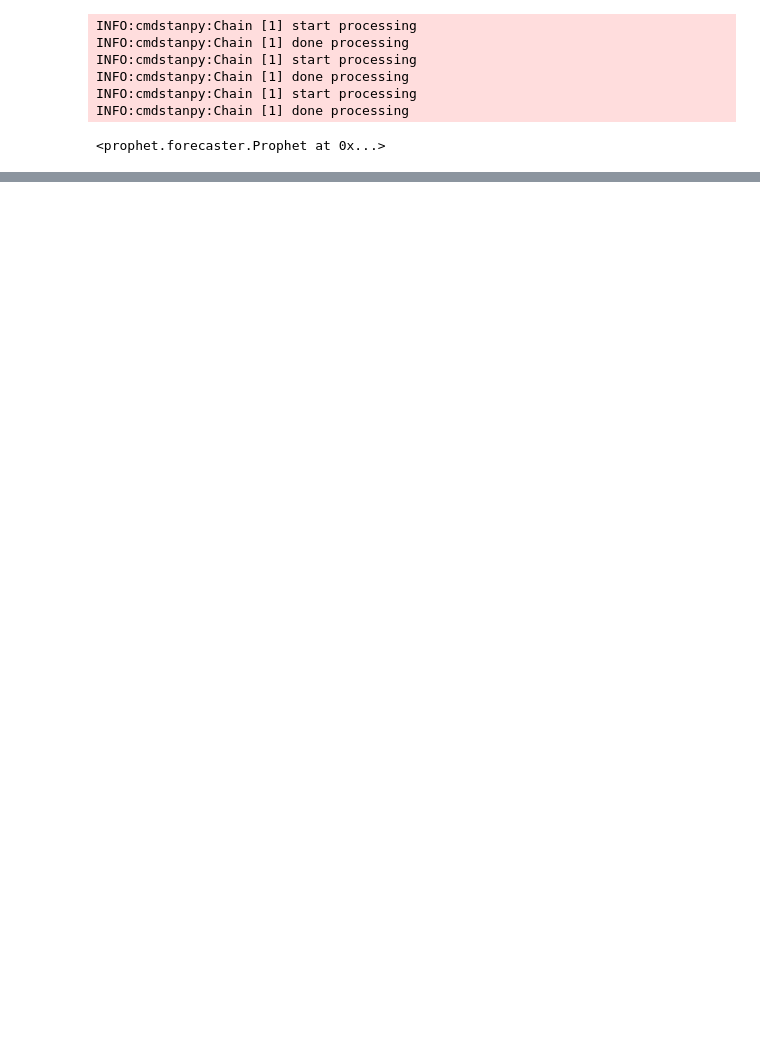
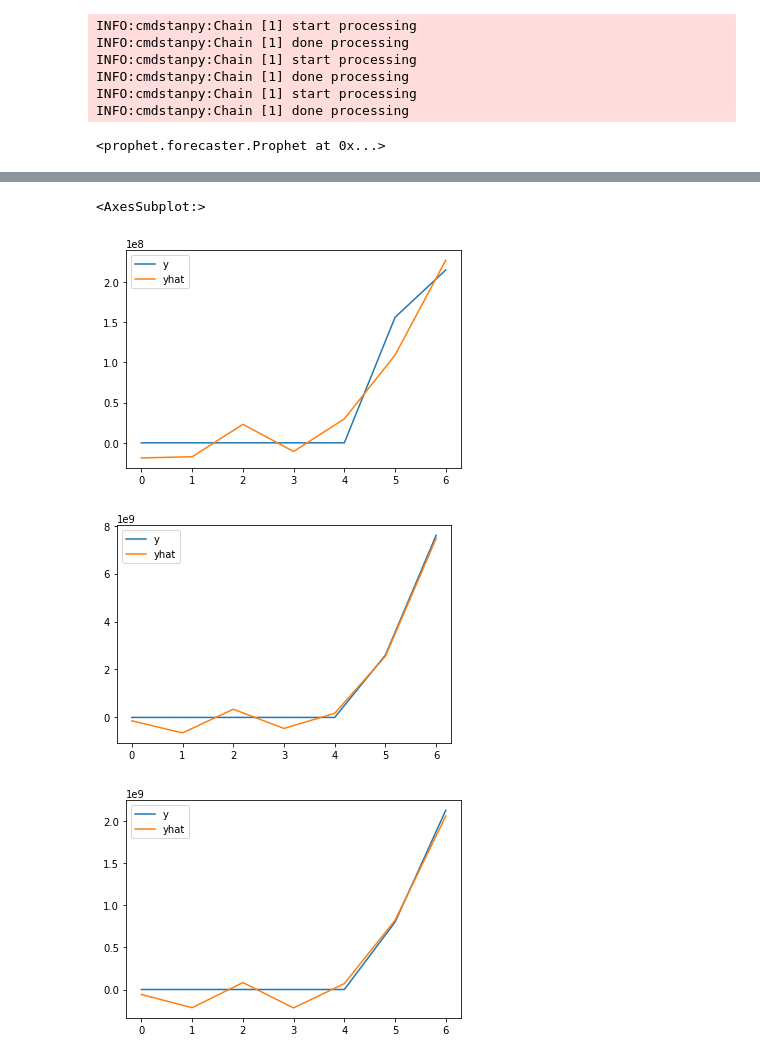
Before and after one commit to SulthanAbiyyu/airnology-2022, a Jupyter notebook: notebooks/modeling/conditional_forecasting.ipynb, the cells around one changed output, grey strips where cells are left out. Cells and saved outputs as stored; diff of their text form; code cells hidden in the pictures; blank space fills up the shorter version.

```diff
--- a/notebooks/modeling/conditional_forecasting.ipynb
+++ b/notebooks/modeling/conditional_forecasting.ipynb
@@ -107,3 +126,12 @@ rm_gabung.plot(x="tahun", y="pendapatan", kind="line")
+# %%
+hiburan_pendapatan[["y", "yhat"]].plot()
+rm_pendapatan[["y", "yhat"]].plot()
+hotel_pendapatan[["y", "yhat"]].plot()
+# %% [output]
+<AxesSubplot:>
+[figure, added]
+[figure, added]
+[figure, added]
 # %%
 def forecast_pendapatan(KOTA: str) -> tuple(pd.DataFrame, pd.DataFrame, pd.DataFrame):
     data_specialize = data.copy()
```
Also changed, not shown: parts of 5 cells of this notebook, 1 other file.
